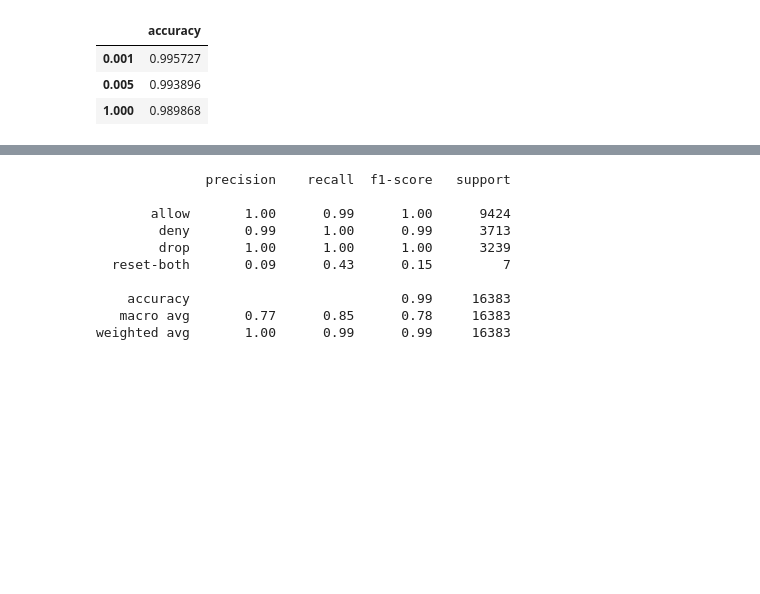
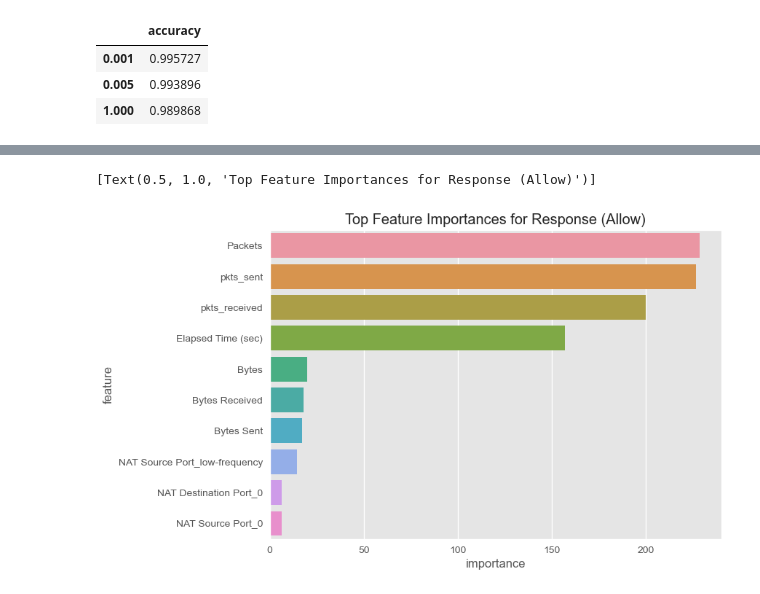
Before and after one commit to KendallScott/QTW, a Jupyter notebook: Case Study 5/Case_Study_5.ipynb, the cells around one changed output, grey strips where cells are left out. Saved outputs shown, nothing was run; the diff lists cells and outputs as text; code cells hidden in the pictures; blank space fills up the shorter version.

```diff
--- a/Case Study 5/Case_Study_5.ipynb
+++ b/Case Study 5/Case_Study_5.ipynb
@@ -768,17 +776,15 @@ plt.show()
-# %%
-model.C = 0.005
-model.fit(X_train,y_train)
-p=model.predict(X_test)
-from sklearn.metrics import classification_report
-print(classification_report(y_test,p))
-# %% [output]
-              precision    recall  f1-score   support
-
-       allow       1.00      0.99      1.00      9424
-        deny       0.99      1.00      0.99      3713
-        drop       1.00      1.00      1.00      3239
-  reset-both       0.09      0.43      0.15         7
-
-    accuracy                           0.99     16383
-   macro avg       0.77      0.85      0.78     16383
-weighted avg       1.00      0.99      0.99     16383
+# %%
+class_labels = model_lin.classes_
+df_importances = pd.DataFrame()
+for i in range(len(class_labels)):
+  importances = model_lin.coef_[i]
+  df_temp = pd.DataFrame({'class':class_labels[i],'feature':col_names,'importance':importances})
+  df_importances = pd.concat([df_importances,df_temp])
+# %%
+df_allow = df_importances[df_importances['class']=='allow'].sort_values(by='importance',key=abs,ascending=False).head(10)
+plt.style.use('ggplot')
+sns.barplot(x='importance',y='feature',data= df_allow).set(title = 'Top Feature Importances for Response (Allow)')
+#plt.bar(data=df_allow,x='feature',height='importance')
+# %% [output]
+[Text(0.5, 1.0, 'Top Feature Importances for Response (Allow)')]
+[figure, added]
```
Also changed, not shown: parts of 21 cells of this notebook.
